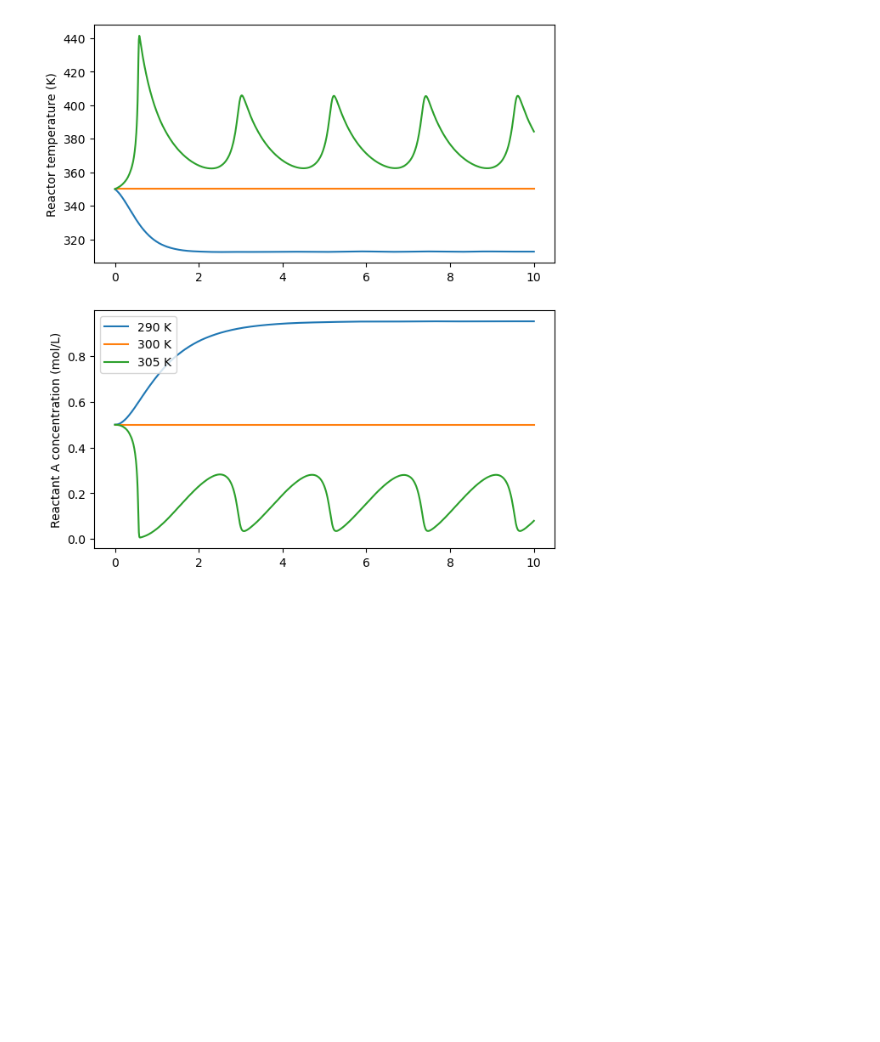
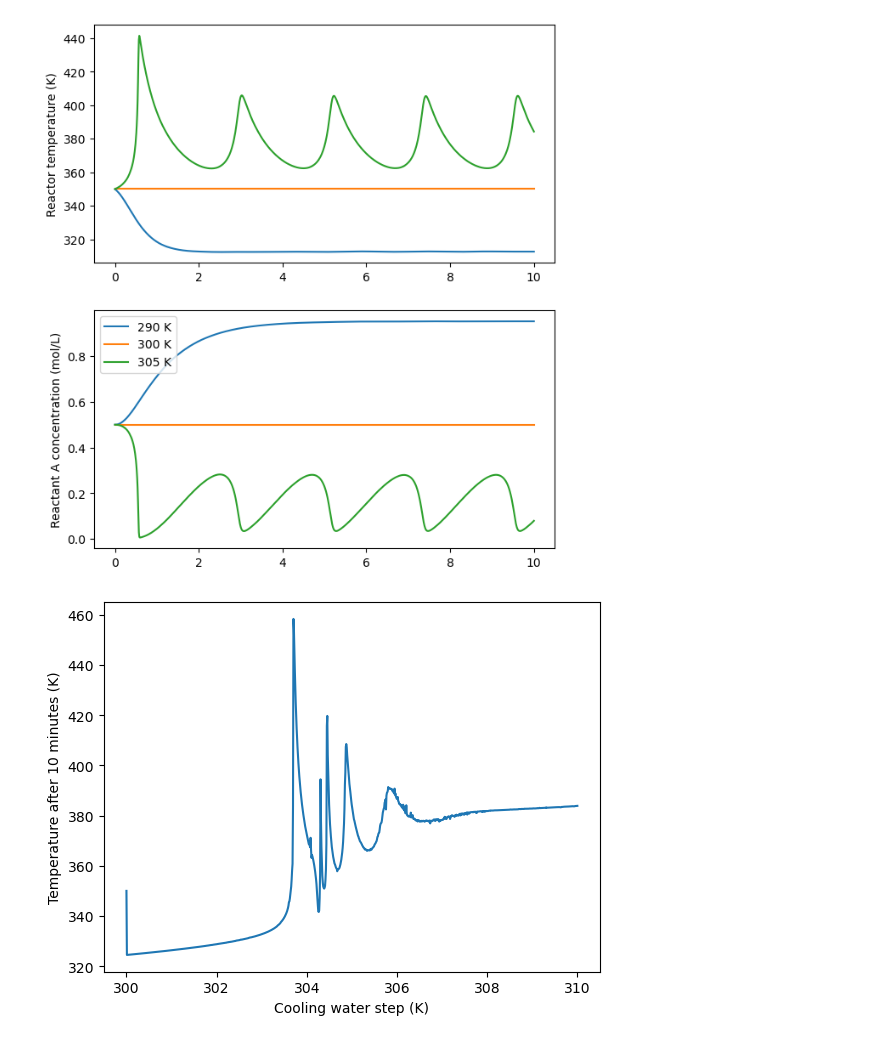
Before and after one commit to williebonavente/CodeTest, a Jupyter notebook: sympy/algebra/notebook8.ipynb, the cells around one changed output. Drawn from its saved outputs; the diff is of its cells as text; code cells hidden in the pictures; blank space fills up the shorter version.

```diff
--- a/sympy/algebra/notebook8.ipynb
+++ b/sympy/algebra/notebook8.ipynb
@@ -124,0 +127,16 @@ plt.show()
+# %%
+sol = scipy.integrate.solve_ivp(intsys, tspan, x0)
+# %%
+Tends = []
+Tcs = numpy.linspace(300, 310, 1000)
+for Tc in Tcs:
+    sol = scipy.integrate.solve_ivp(intsys, tspan, x0)
+    T = sol.y[-1]
+    Tends.append(T[-1])
+# %%
+plt.plot(Tcs, Tends)
+plt.ylabel('Temperature after 10 minutes (K)')
+plt.xlabel('Cooling water step (K)')
+plt.show()
+# %% [output]
+[figure, added]
```
Also changed, not shown: parts of 1 cell of this notebook.
